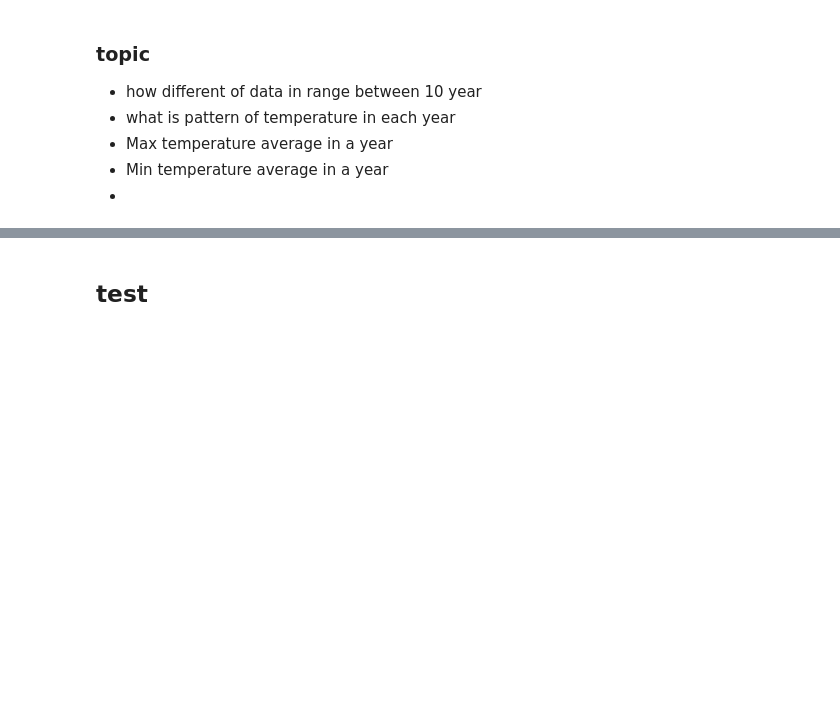
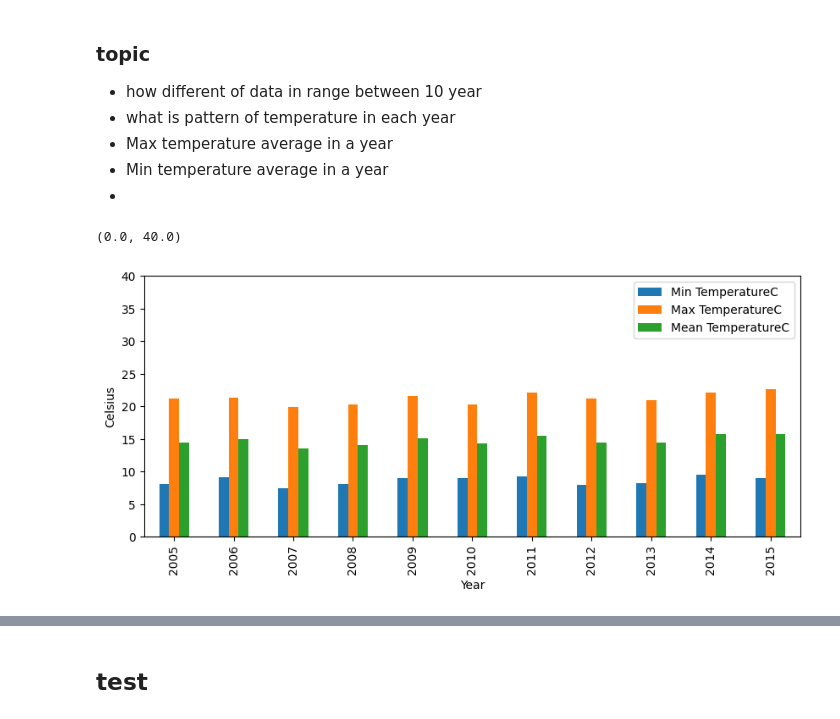
Before and after one commit to nnyPRO/Daily_Weather, a Jupyter notebook: code/Ta.ipynb, the cells around one changed output, grey strips where cells are left out. Saved outputs shown, nothing was run; the diff lists cells and outputs as text; code cells hidden in the pictures; blank space fills up the shorter version.

```diff
--- a/code/Ta.ipynb
+++ b/code/Ta.ipynb
@@ -179,3 +170,12 @@ focus_data.describe()
 - Max temperature average in a year
 - Min temperature average in a year
 -
+# %%
+# temperature per year
+temp_y.plot(kind="bar", figsize = (10, 4))
+plt.xlabel("Year")
+plt.ylabel("Celsius")
+plt.ylim(0,40)
+# %% [output]
+(0.0, 40.0)
+[figure, added]
```
Also changed, not shown: parts of 10 cells of this notebook, 1 other file.
